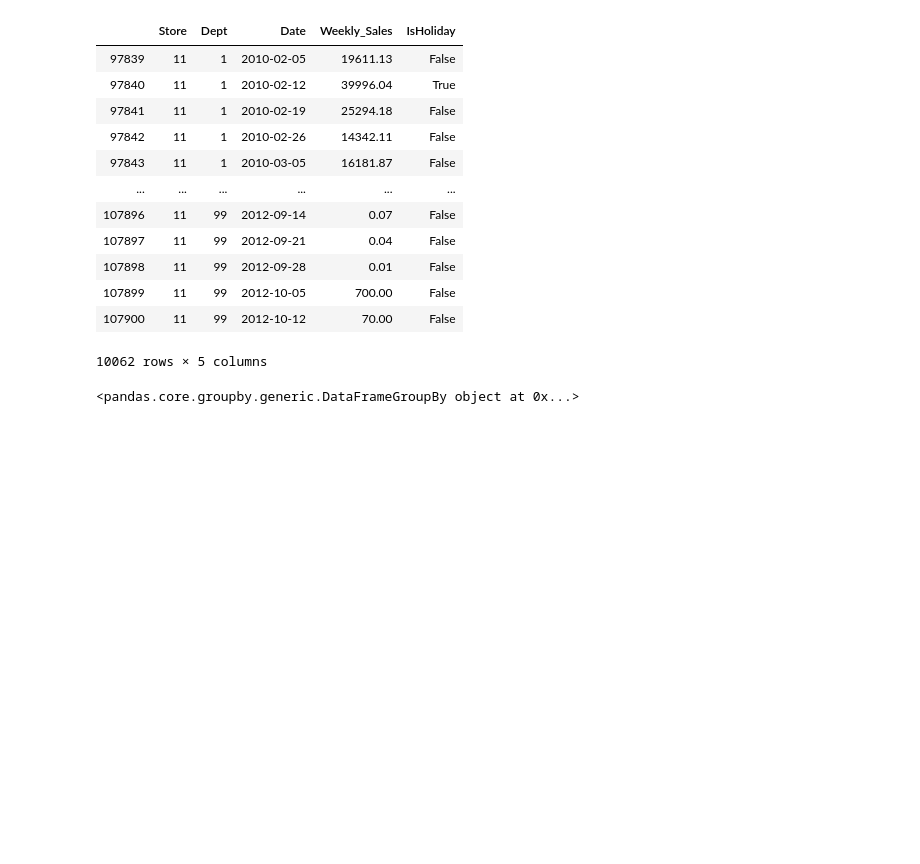
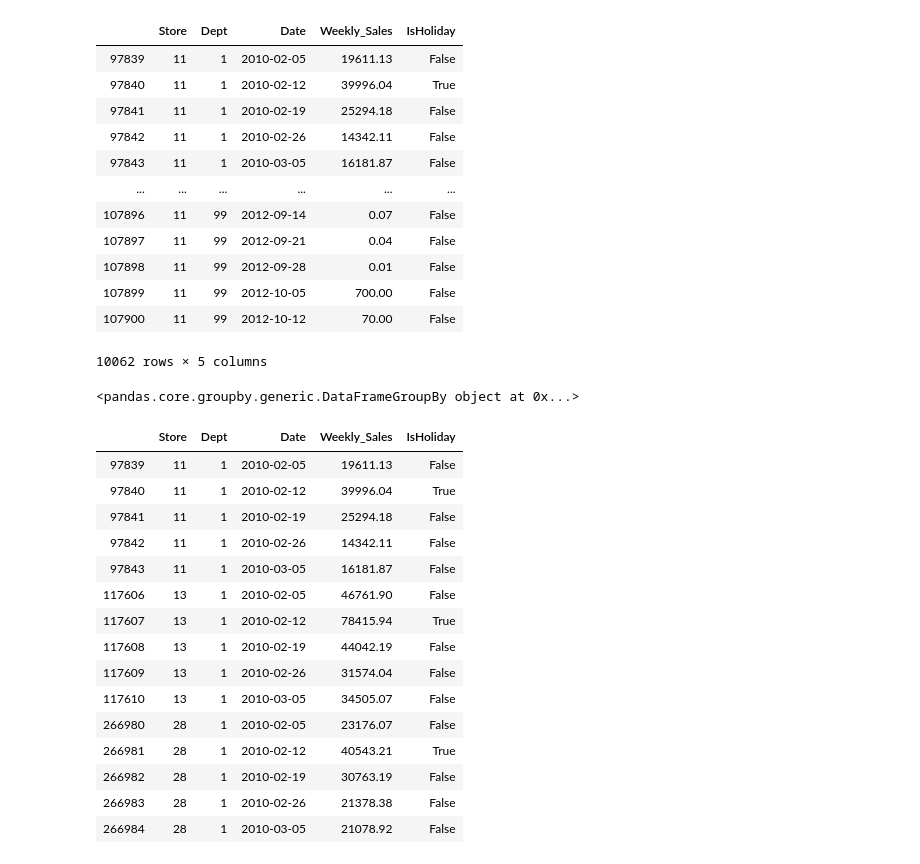
Before and after one commit to tbhaijee/Walmart-Sales-Predications, a Jupyter notebook: main.ipynb, the cells around one changed output. Saved outputs shown, nothing was run; the diff lists cells and outputs as text; code cells hidden in the pictures; blank space fills up the shorter version.

```diff
--- a/main.ipynb
+++ b/main.ipynb
@@ -121,8 +115,27 @@ train_11
 | 107899 | 11 | 99 | 2012-10-05 | 700.00 | False |
 | 107900 | 11 | 99 | 2012-10-12 | 70.00 | False |
 10062 rows × 5 columns
-# %%
-train_top3_holiday = train_top3.groupby('IsHoliday')
-train_top3_holiday
-# %% [output]
-<pandas.core.groupby.generic.DataFrameGroupBy object at 0x...>
+# %%
+train_top3_store = train_top3.groupby('Store')
+train_top3_store
+# %% [output]
+<pandas.core.groupby.generic.DataFrameGroupBy object at 0x...>
+# %%
+train_top3_store.head()
+# %% [output]
+|  | Store | Dept | Date | Weekly_Sales | IsHoliday |
+| 97839 | 11 | 1 | 2010-02-05 | 19611.13 | False |
+| 97840 | 11 | 1 | 2010-02-12 | 39996.04 | True |
+| 97841 | 11 | 1 | 2010-02-19 | 25294.18 | False |
+| 97842 | 11 | 1 | 2010-02-26 | 14342.11 | False |
+| 97843 | 11 | 1 | 2010-03-05 | 16181.87 | False |
+| 117606 | 13 | 1 | 2010-02-05 | 46761.90 | False |
+| 117607 | 13 | 1 | 2010-02-12 | 78415.94 | True |
+| 117608 | 13 | 1 | 2010-02-19 | 44042.19 | False |
+| 117609 | 13 | 1 | 2010-02-26 | 31574.04 | False |
+| 117610 | 13 | 1 | 2010-03-05 | 34505.07 | False |
+| 266980 | 28 | 1 | 2010-02-05 | 23176.07 | False |
+| 266981 | 28 | 1 | 2010-02-12 | 40543.21 | True |
+| 266982 | 28 | 1 | 2010-02-19 | 30763.19 | False |
+| 266983 | 28 | 1 | 2010-02-26 | 21378.38 | False |
+| 266984 | 28 | 1 | 2010-03-05 | 21078.92 | False |
```
Also changed, not shown: parts of 10 cells of this notebook, 8 other files.
